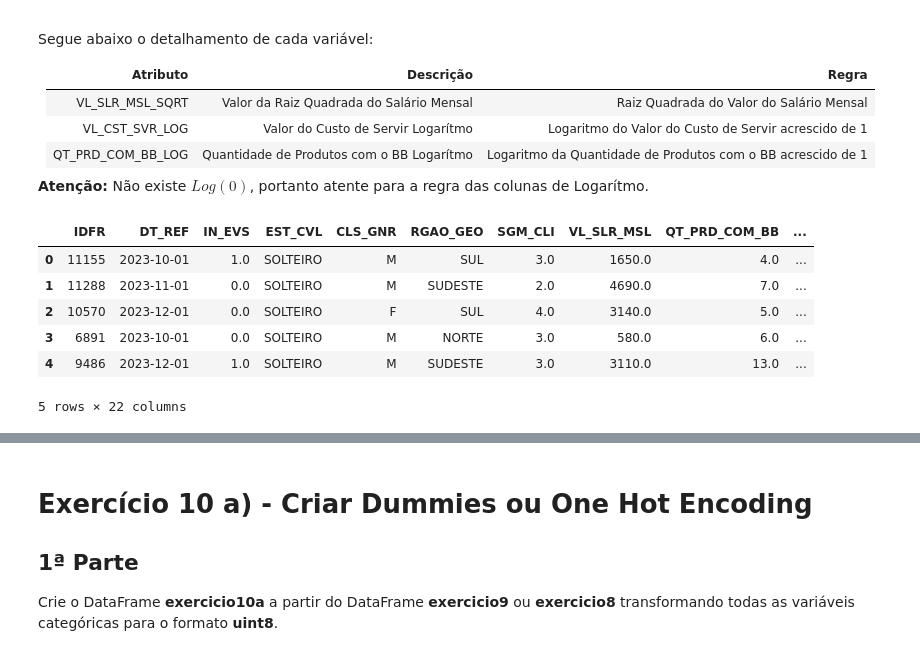
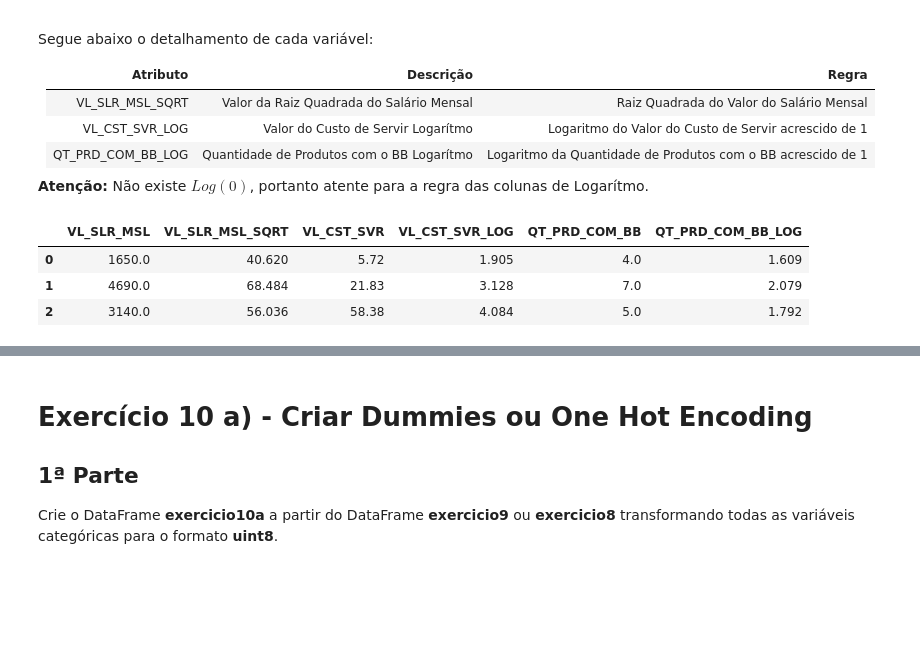
Before and after one commit to alexandreLoureiro/back, a Jupyter notebook: Desafio_em_branco_DS.ipynb, the cells around one changed output, grey strips where cells are left out. Saved outputs shown, nothing was run; the diff lists cells and outputs as text; code cells hidden in the pictures; blank space fills up the shorter version.

```diff
--- a/Desafio_em_branco_DS.ipynb
+++ b/Desafio_em_branco_DS.ipynb
@@ -193,4 +184,5 @@ import pandas as pd
 # %%
-caminho_arquivo = 'bases/ds_dataset_001.csv'
-exercicio1 = pd.read_csv(caminho_arquivo, sep=";")
+file_path = './bases/ds_dataset_001.csv'
+exercicio1 = pd.read_csv(file_path, sep=";")
 exercicio1['DT_REF'] = pd.to_datetime(exercicio1['DT_REF'])
+exercicio1.dtypes
@@ -206,4 +207,0 @@ exercicio1.head()
-# %%
-exercicio1['DT_REF'] = pd.to_datetime(exercicio1['DT_REF'])
-print(exercicio1.dtypes)
-print(exercicio1.head())
@@ -442,16 +459,19 @@ Segue abaixo o detalhamento de cada variável:
 <b>Atenção:</b> Não existe $Log(0)$, portanto atente para a regra das colunas de Logarítmo.
 # %%
 exercicio8 = exercicio7.copy()
+# Aplicar a raiz quadrada do salário
+exercicio8['VL_SLR_MSL_SQRT'] = np.sqrt(exercicio8['VL_SLR_MSL'])
+# Aplicar o logaritmo ao valor do custo de servir (VL_CST_SVR), acrescido de 1 (enunciado Não existe Log(0))
+exercicio8['VL_CST_SVR_LOG'] = np.log(exercicio8['VL_CST_SVR'] + 1)
+# Aplicar o logaritmo, acrescido de 1 (enunciado Não existe Log(0))
+exercicio8['QT_PRD_COM_BB_LOG'] = np.log(exercicio8['QT_PRD_COM_BB'] + 1)
+# Arredondar
+exercicio8 = exercicio8.round(3)
 
-exercicio8['VL_SLR_MSL_SQRT'] = np.sqrt(exercicio8['VL_SLR_MSL']).round(3)
-exercicio8['VL_CST_SVR_LOG'] = np.log(exercicio8['VL_CST_SVR'] + 1).round(3)
-exercicio8['QT_PRD_COM_BB_LOG'] = np.log(exercicio8['QT_PRD_COM_BB'] + 1).round(3)
-exercicio8.head(5)
+# Exibir as primeiras linhas do DataFrame resultante
+exercicio8[['VL_SLR_MSL', 'VL_SLR_MSL_SQRT', 'VL_CST_SVR', 'VL_CST_SVR_LOG', 'QT_PRD_COM_BB', 'QT_PRD_COM_BB_LOG']].head(3)
 # %% [output]
-|  | IDFR | DT_REF | IN_EVS | EST_CVL | CLS_GNR | RGAO_GEO | SGM_CLI | VL_SLR_MSL | QT_PRD_COM_BB | ... |
-| 0 | 11155 | 2023-10-01 | 1.0 | SOLTEIRO | M | SUL | 3.0 | 1650.0 | 4.0 | ... |
-| 1 | 11288 | 2023-11-01 | 0.0 | SOLTEIRO | M | SUDESTE | 2.0 | 4690.0 | 7.0 | ... |
-| 2 | 10570 | 2023-12-01 | 0.0 | SOLTEIRO | F | SUL | 4.0 | 3140.0 | 5.0 | ... |
-| 3 | 6891 | 2023-10-01 | 0.0 | SOLTEIRO | M | NORTE | 3.0 | 580.0 | 6.0 | ... |
-| 4 | 9486 | 2023-12-01 | 1.0 | SOLTEIRO | M | SUDESTE | 3.0 | 3110.0 | 13.0 | ... |
+|  | VL_SLR_MSL | VL_SLR_MSL_SQRT | VL_CST_SVR | VL_CST_SVR_LOG | QT_PRD_COM_BB | QT_PRD_COM_BB_LOG |
+| 0 | 1650.0 | 40.620 | 5.72 | 1.905 | 4.0 | 1.609 |
+| 1 | 4690.0 | 68.484 | 21.83 | 3.128 | 7.0 | 2.079 |
+| 2 | 3140.0 | 56.036 | 58.38 | 4.084 | 5.0 | 1.792 |
-5 rows × 22 columns
```
Also changed, not shown: parts of 52 cells of this notebook.
